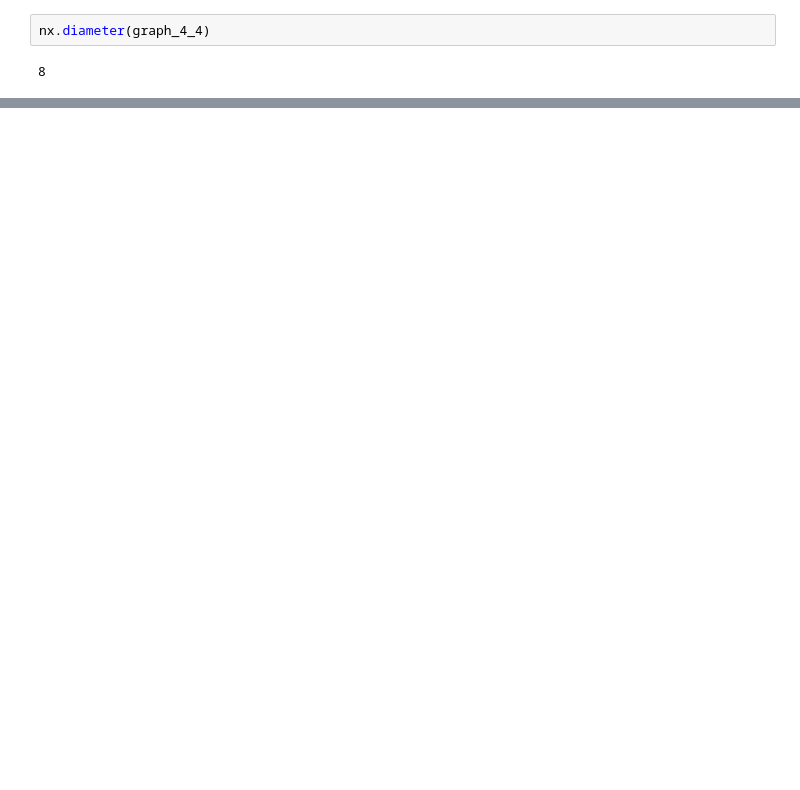
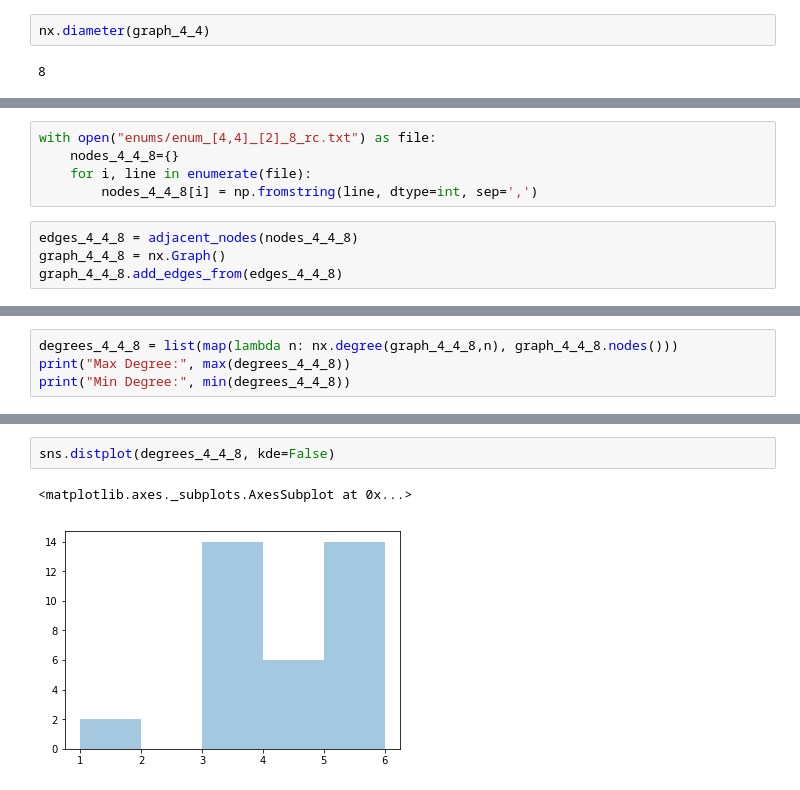
Before and after one commit to vrdi/metagraph-visualizations, a Jupyter notebook: metagraph.ipynb, the cells around one changed output, grey strips where cells are left out. Saved outputs shown, nothing was run; the diff lists cells and outputs as text; blank space fills up the shorter version.

```diff
--- a/metagraph.ipynb
+++ b/metagraph.ipynb
@@ -122,0 +199,9 @@ nx.diameter(graph_4_4)
+# %%
+with open("enums/enum_[4,4]_[2]_8_rc.txt") as file:
+    nodes_4_4_8={}
+    for i, line in enumerate(file):
+        nodes_4_4_8[i] = np.fromstring(line, dtype=int, sep=',')
+# %%
+edges_4_4_8 = adjacent_nodes(nodes_4_4_8)
+graph_4_4_8 = nx.Graph()
+graph_4_4_8.add_edges_from(edges_4_4_8)
@@ -122,0 +214,4 @@ nx.diameter(graph_4_4)
+# %%
+degrees_4_4_8 = list(map(lambda n: nx.degree(graph_4_4_8,n), graph_4_4_8.nodes()))
+print("Max Degree:", max(degrees_4_4_8))
+print("Min Degree:", min(degrees_4_4_8))
@@ -122,0 +229,5 @@ nx.diameter(graph_4_4)
+# %%
+sns.distplot(degrees_4_4_8, kde=False)
+# %% [output]
+<matplotlib.axes._subplots.AxesSubplot at 0x...>
+[figure, added]
```
Also changed, not shown: parts of 31 cells of this notebook, 1 other file.
